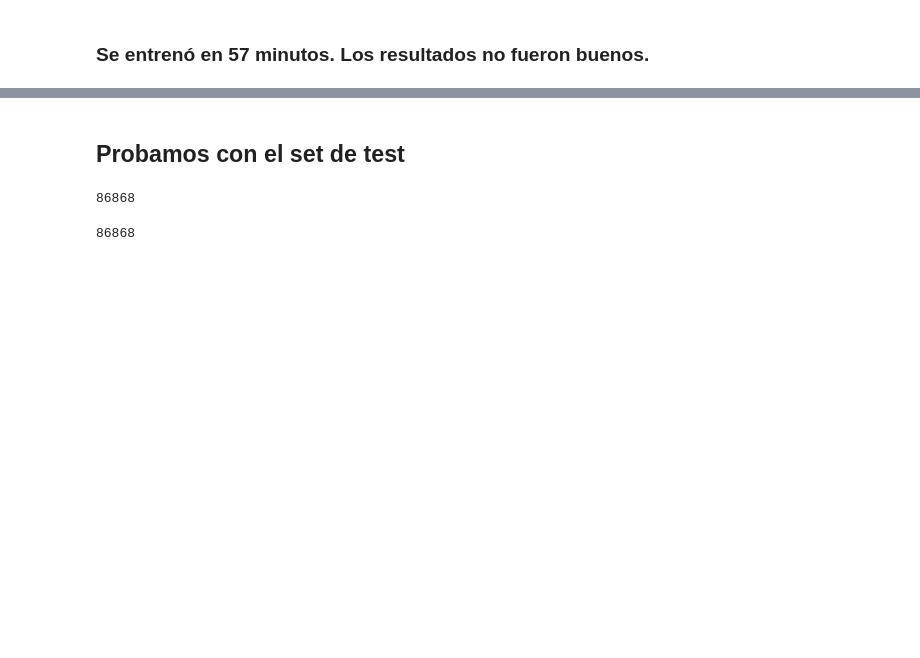
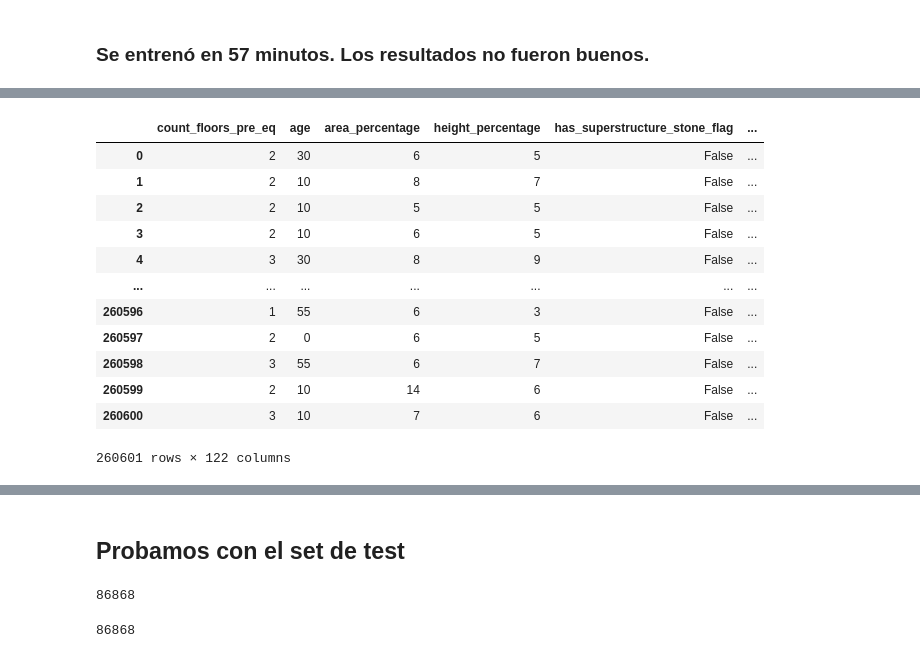
Before and after one commit to franvinas/7506-tp1, a Jupyter notebook: TP2.ipynb, the cells around one changed output, grey strips where cells are left out. Cells and saved outputs as stored; diff of their text form; code cells hidden in the pictures; blank space fills up the shorter version.

```diff
--- a/TP2.ipynb
+++ b/TP2.ipynb
@@ -546,0 +607,4 @@ minutos = (end - start)/60
+# %%
+# BINARY ENCODING
+encoder = ce.BinaryEncoder(cols=['geo_level_2_id'],return_df=True)
+encoder2 = ce.BinaryEncoder(cols=['geo_level_3_id'],return_df=True)
@@ -546,0 +613,12 @@ minutos = (end - start)/60
+# %%
+data3 = df
+# %%
+data3 = agrupar_barro(data3)
+data3 = agrupar_cemento(data3)
+data3 = agrupar_concreto(data3)
+data3 = feature_cemento_sin_barro(data3)
+data3 = feature_concreto_sin_barro(data3)
+data3 = data3.drop('damage_grade',axis=1)
+data4 = data3
+data3 = data3.join(labels)
+data3.head()
@@ -546,0 +632,22 @@ minutos = (end - start)/60
+# %%
+geo2_bin = encoder.fit_transform(geo_level_2)
+geo3_bin = encoder2.fit_transform(geo_level_3)
+# %%
+data4 = data4.join(geo2_bin)
+data4 = data4.join(geo3_bin)
+data4 = data4.join(labels)
+data4
+# %% [output]
+|  | count_floors_pre_eq | age | area_percentage | height_percentage | has_superstructure_stone_flag | ... |
+| 0 | 2 | 30 | 6 | 5 | False | ... |
+| 1 | 2 | 10 | 8 | 7 | False | ... |
+| 2 | 2 | 10 | 5 | 5 | False | ... |
+| 3 | 2 | 10 | 6 | 5 | False | ... |
+| 4 | 3 | 30 | 8 | 9 | False | ... |
+| ... | ... | ... | ... | ... | ... | ... |
+| 260596 | 1 | 55 | 6 | 3 | False | ... |
+| 260597 | 2 | 0 | 6 | 5 | False | ... |
+| 260598 | 3 | 55 | 6 | 7 | False | ... |
+| 260599 | 2 | 10 | 14 | 6 | False | ... |
+| 260600 | 3 | 10 | 7 | 6 | False | ... |
+260601 rows × 122 columns
```
Also changed, not shown: parts of 87 cells of this notebook.
